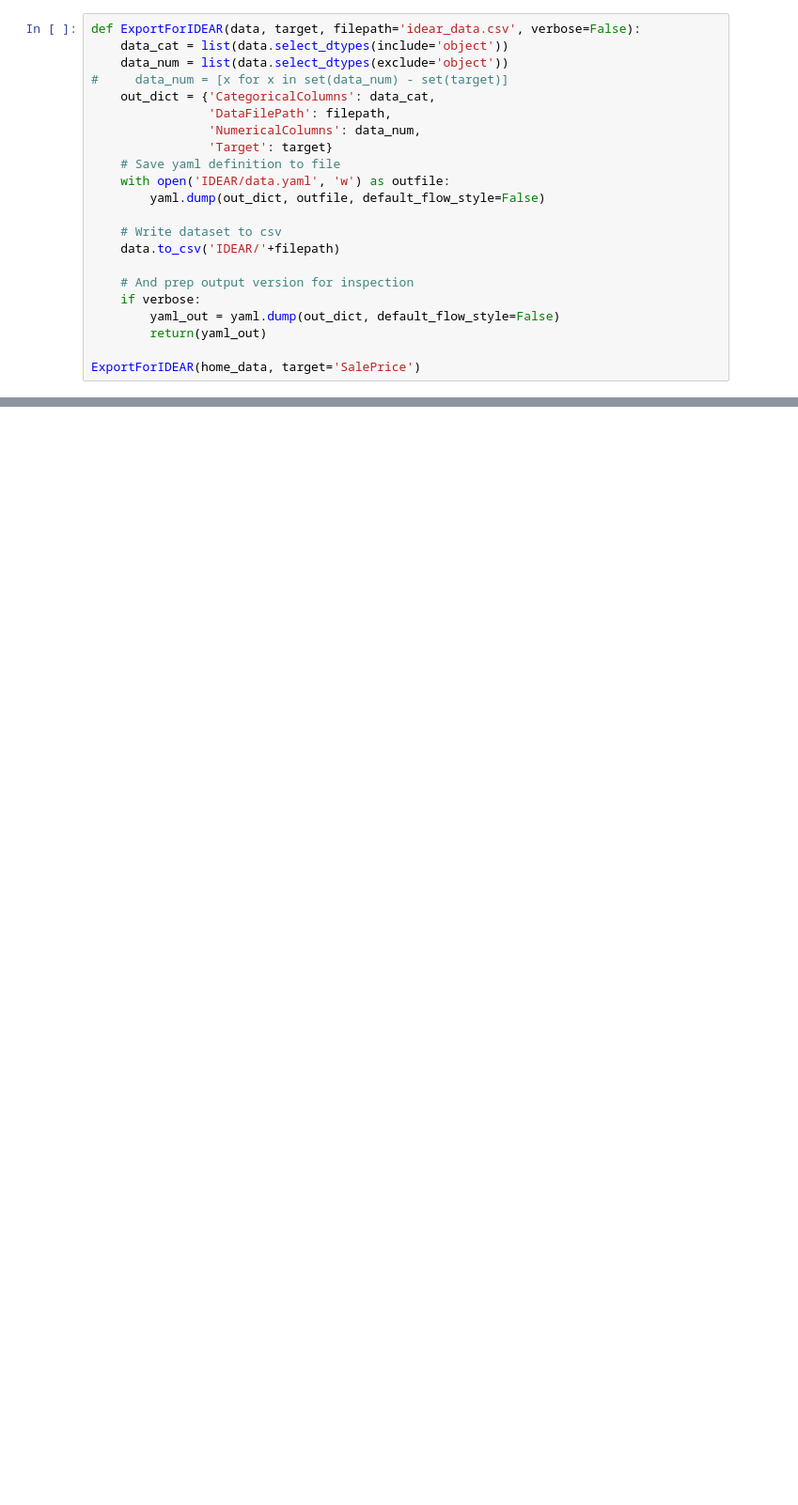
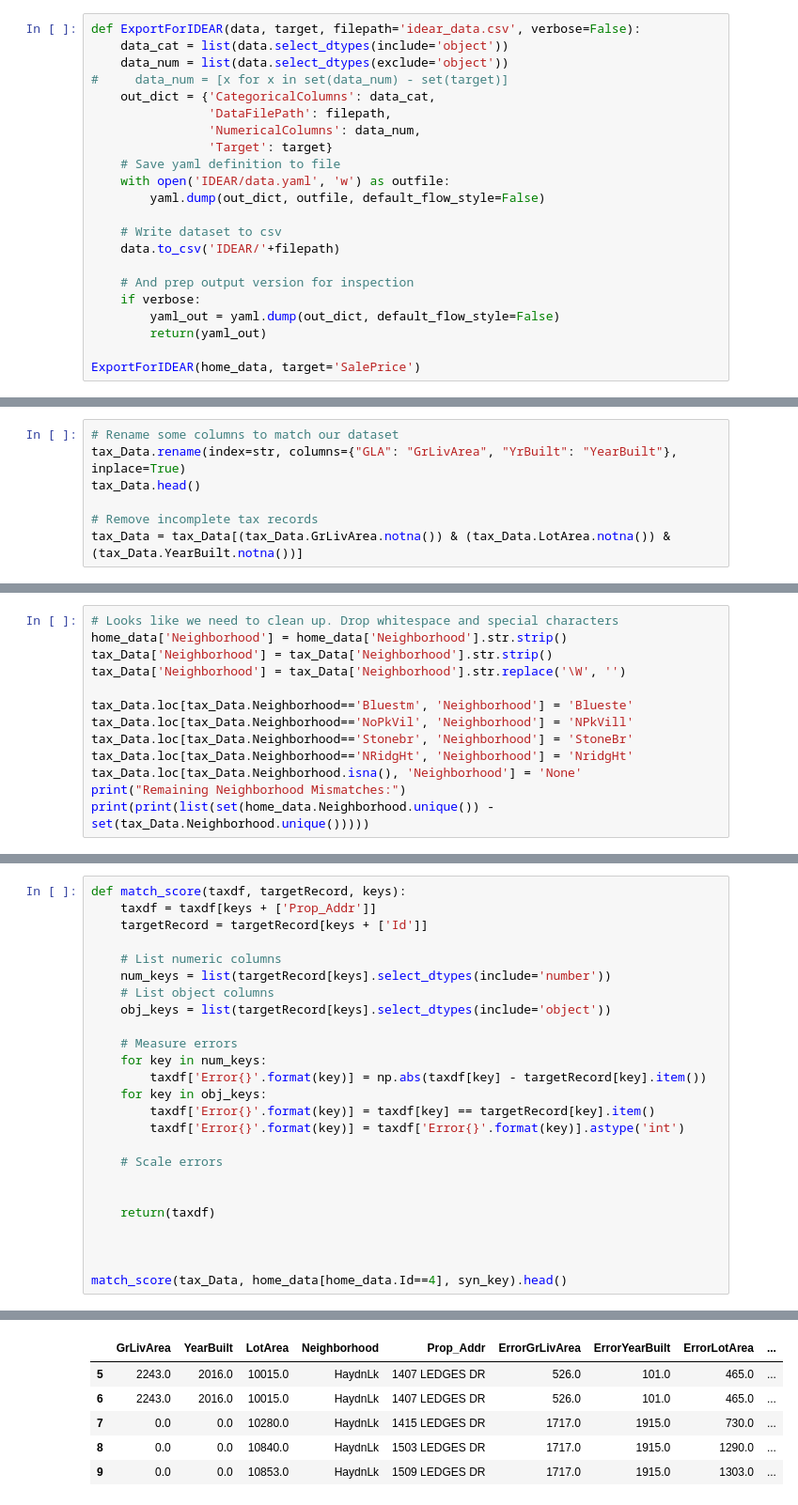
Before and after one commit to DannyGsGit/IntroToMLLab, a Jupyter notebook: Code/HomePrices.ipynb, the cells around one changed output, grey strips where cells are left out. Shown at 94% size. Saved outputs shown, nothing was run; the diff lists cells and outputs as text; blank space fills up the shorter version.

Commit message:
Completed EDA, started tax matching

```diff
--- a/Code/HomePrices.ipynb
+++ b/Code/HomePrices.ipynb
@@ -347,0 +500,7 @@ ExportForIDEAR(home_data, target='SalePrice')
+# %%
+# Rename some columns to match our dataset
+tax_Data.rename(index=str, columns={"GLA": "GrLivArea", "YrBuilt": "YearBuilt"}, inplace=True)
+tax_Data.head()
+
+# Remove incomplete tax records
+tax_Data = tax_Data[(tax_Data.GrLivArea.notna()) & (tax_Data.LotArea.notna()) & (tax_Data.YearBuilt.notna())]
@@ -347,0 +547,13 @@ ExportForIDEAR(home_data, target='SalePrice')
+# %%
+# Looks like we need to clean up. Drop whitespace and special characters
+home_data['Neighborhood'] = home_data['Neighborhood'].str.strip()
+tax_Data['Neighborhood'] = tax_Data['Neighborhood'].str.strip()
+tax_Data['Neighborhood'] = tax_Data['Neighborhood'].str.replace('\W', '')
+
+tax_Data.loc[tax_Data.Neighborhood=='Bluestm', 'Neighborhood'] = 'Blueste'
+tax_Data.loc[tax_Data.Neighborhood=='NoPkVil', 'Neighborhood'] = 'NPkVill'
+tax_Data.loc[tax_Data.Neighborhood=='Stonebr', 'Neighborhood'] = 'StoneBr'
+tax_Data.loc[tax_Data.Neighborhood=='NRidgHt', 'Neighborhood'] = 'NridgHt'
+tax_Data.loc[tax_Data.Neighborhood.isna(), 'Neighborhood'] = 'None'
+print("Remaining Neighborhood Mismatches:")
+print(print(list(set(home_data.Neighborhood.unique()) - set(tax_Data.Neighborhood.unique()))))
@@ -347,0 +566,26 @@ ExportForIDEAR(home_data, target='SalePrice')
+# %%
+def match_score(taxdf, targetRecord, keys):
+    taxdf = taxdf[keys + ['Prop_Addr']]
+    targetRecord = targetRecord[keys + ['Id']]
+
+    # List numeric columns
+    num_keys = list(targetRecord[keys].select_dtypes(include='number'))
+    # List object columns
+    obj_keys = list(targetRecord[keys].select_dtypes(include='object'))
+
+    # Measure errors
+    for key in num_keys:
+        taxdf['Error{}'.format(key)] = np.abs(taxdf[key] - targetRecord[key].item())
+    for key in obj_keys:
+        taxdf['Error{}'.format(key)] = taxdf[key] == targetRecord[key].item()
+        taxdf['Error{}'.format(key)] = taxdf['Error{}'.format(key)].astype('int')
+
+    # Scale errors
+
+
+    return(taxdf)
+
+
+
+match_score(tax_Data, home_data[home_data.Id==4], syn_key).head()
+# %% [output]
@@ -347,0 +607,6 @@ ExportForIDEAR(home_data, target='SalePrice')
+|  | GrLivArea | YearBuilt | LotArea | Neighborhood | Prop_Addr | ErrorGrLivArea | ErrorYearBuilt | ErrorLotArea | ... |
+| 5 | 2243.0 | 2016.0 | 10015.0 | HaydnLk | 1407 LEDGES DR | 526.0 | 101.0 | 465.0 | ... |
+| 6 | 2243.0 | 2016.0 | 10015.0 | HaydnLk | 1407 LEDGES DR | 526.0 | 101.0 | 465.0 | ... |
+| 7 | 0.0 | 0.0 | 10280.0 | HaydnLk | 1415 LEDGES DR | 1717.0 | 1915.0 | 730.0 | ... |
+| 8 | 0.0 | 0.0 | 10840.0 | HaydnLk | 1503 LEDGES DR | 1717.0 | 1915.0 | 1290.0 | ... |
+| 9 | 0.0 | 0.0 | 10853.0 | HaydnLk | 1509 LEDGES DR | 1717.0 | 1915.0 | 1303.0 | ... |
```
Also changed, not shown: parts of 27 cells of this notebook, 4 other files.
